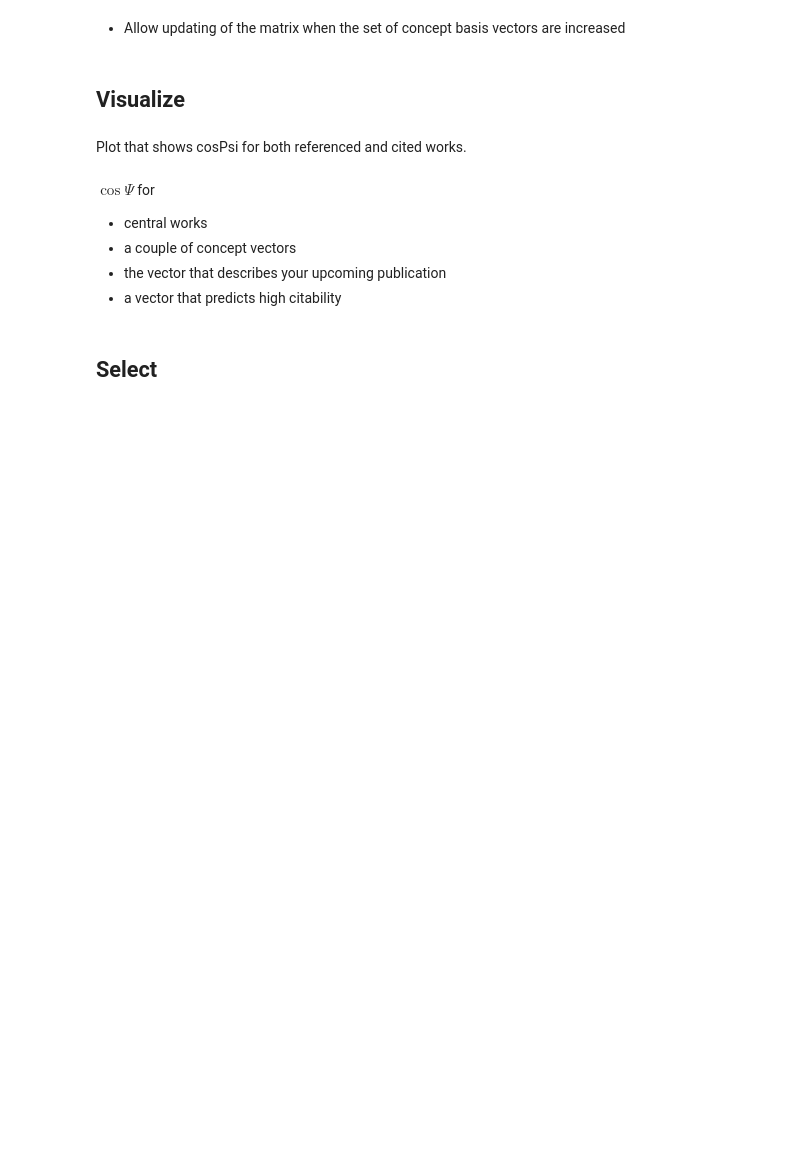
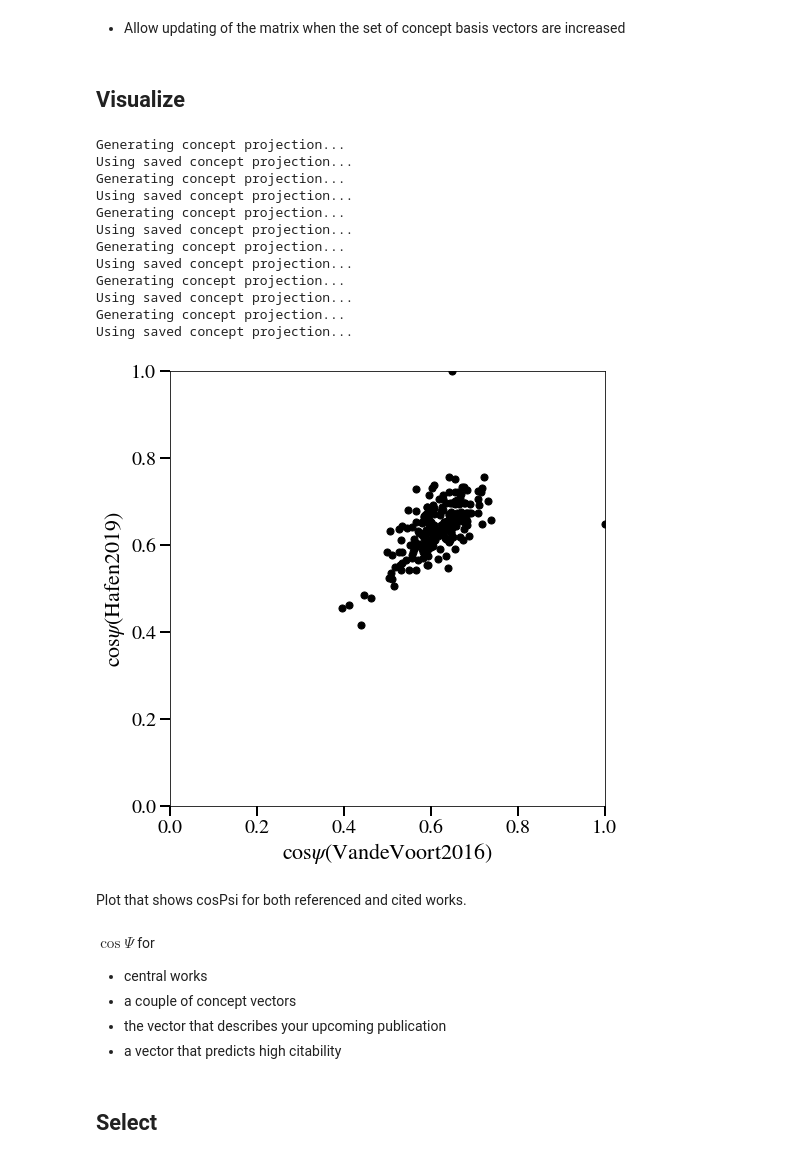
Before and after one commit to zhafen/cc, a Jupyter notebook: examples/atlas.ipynb, the cells around one changed output. Saved outputs shown, nothing was run; the diff lists cells and outputs as text; code cells hidden in the pictures; blank space fills up the shorter version.

Commit message:
Took care of some miscellanious problems with projecting into concept space.

```diff
--- a/examples/atlas.ipynb
+++ b/examples/atlas.ipynb
@@ -164,6 +165,27 @@ ValueError: need at least one array to concatenate
 * Allow updating of the matrix when the set of concept basis vectors are increased
 # %% [markdown]
 ## Visualize
+# %%
+%matplotlib inline
+
+cospsi_a, cospsi_h19 = a.plot_cospsi2d(
+    'VandeVoort2016',
+    'Hafen2019',
+)
+# %% [output]
+Generating concept projection...
+Using saved concept projection...
+Generating concept projection...
+Using saved concept projection...
+Generating concept projection...
+Using saved concept projection...
+Generating concept projection...
+Using saved concept projection...
+Generating concept projection...
+Using saved concept projection...
+Generating concept projection...
+Using saved concept projection...
+[figure, added]
 # %% [markdown]
 Plot that shows cosPsi for both referenced and cited works.
 # %% [markdown]
```
Also changed, not shown: parts of 10 cells of this notebook, 6 other files.
